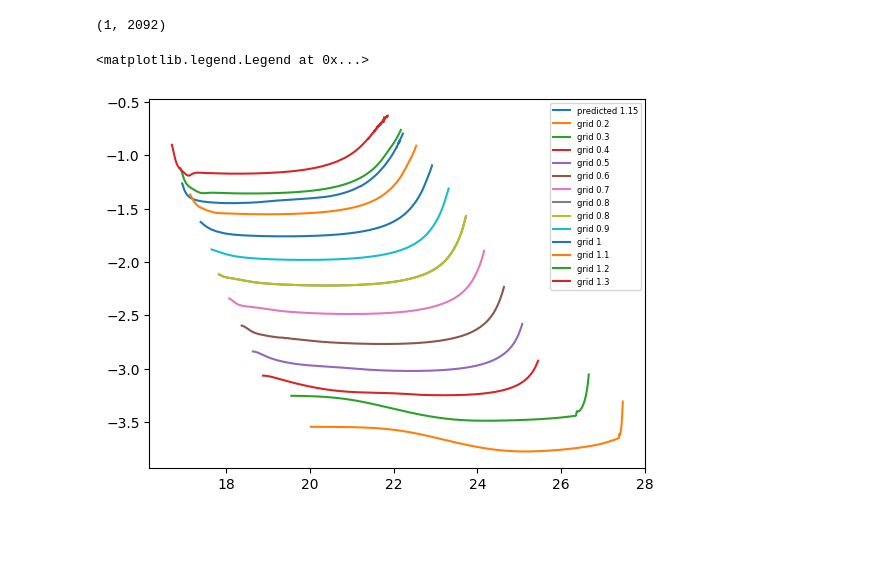
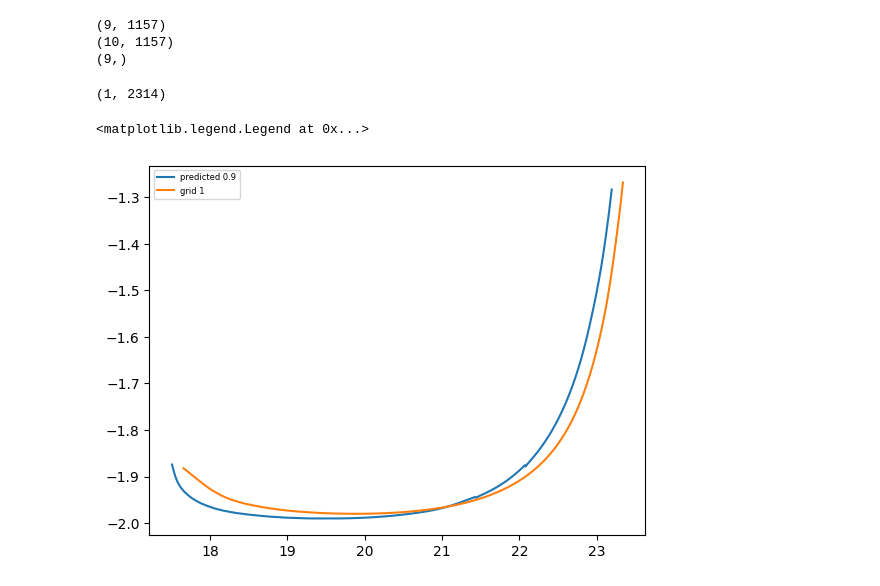
Before and after one commit to JonoBueno/FYP_IRFAN, a Jupyter notebook: 0p0/TensorT.ipynb, the cells around one changed output. Drawn from its saved outputs; the diff is of its cells as text; code cells hidden in the pictures; blank space fills up the shorter version.

```diff
--- a/0p0/TensorT.ipynb
+++ b/0p0/TensorT.ipynb
@@ -34,5 +55 @@ for label in labels:
 masses = np.array(masses)
-# %%
-plt.xscale("log")
-for d in df:
-    plt.plot(d["star_age"], d["log_Lneu"])
@@ -41,6 +56,8 @@ for d in df:
 # %%
 ages = []
 lums = []
+ages1 = []
+lums1 = []
 for d in df:
     condition = 10 * d["log_LH"] > 1 * 10 * d["log_L"]
     if condition.any():
@@ -59,9 +76,31 @@ for d in df:
     ages += [d["star_age"]]
     lums += [d["log_Lneu"]]
 
+for d in df1:
+    condition = 10 * d["log_LH"] > 1 * 10 * d["log_L"]
+    if condition.any():
+        start_h_burning = d.loc[condition, "star_age"].iloc[0]
+    else:
+        start_h_burning = None
+
+    condition = d["center_h1"] < 1e-6
+    if condition.any():
+        end_h_burning = d.loc[condition, "star_age"].iloc[0]
+    else:
+        end_h_burning = None
+
+    d = d[(d["star_age"] > start_h_burning) & (d["star_age"] < end_h_burning)]
+
+    ages1 += [d["star_age"]]
+    lums1 += [d["log_Lneu"]]
+
 min_length = min(len(lum) for lum in lums)
 ages = np.log([age[:min_length] for age in ages])
 lums = np.array([lum[:min_length] for lum in lums])
+
+min_length = min(len(lum) for lum in lums1)
+ages1 = np.log([age[:min_length] for age in ages1])
+lums1 = np.array([lum[:min_length] for lum in lums1])
 # %%
 for a, l, label in zip(ages, lums, labels):
     plt.plot(a, l, label=label)
@@ -92,27 +131,33 @@ model.fit(np.array([masses]).T, output)
 LinearRegression()
+# %%
+print(lums.shape)
+print(lums1.shape)
+print(masses.shape)
+# %% [output]
+(9, 1157)
+(10, 1157)
+(9,)
 # %%
-pred = 1.15
-
 # n = -2
 # prediction = model.predict([[masses[n]]])
 prediction = model.predict([[pred]])
 predicted_ages = prediction[:, ::2]
 predicted_lums = prediction[:, 1::2]
 print(prediction.shape)
 
 plt.plot(predicted_ages[0], predicted_lums[0], label=f"predicted {pred}")
 
 # plt.plot(ages[n], lums[n], label="real")
 # plt.plot(ages[1], lums[1], label="grid")
 # plt.plot(ages[2], lums[2], label="grid 0.4")
 # plt.xscale("log")
 
-for i,label in enumerate(labels):
-    plt.plot(ages[i], lums[i], label=f"grid {label}")
-
+# for i, label in enumerate(labels):
+#     plt.plot(ages1[i], lums1[i], label=f"grid {label}")
+plt.plot(ages1[-2], lums1[-2], label=f"grid {0.9}")
 
 plt.legend(fontsize=6)
 # %% [output]
-(1, 2092)
+(1, 2314)
 <matplotlib.legend.Legend at 0x...>
-[figure, old version]
+[figure, new version]
```
Also changed, not shown: parts of 5 cells of this notebook, 7 other files.
